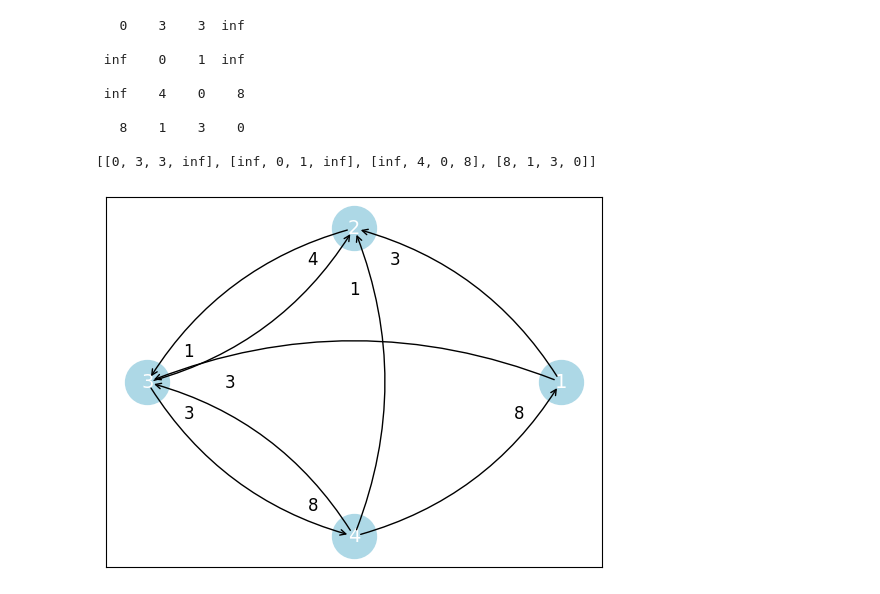
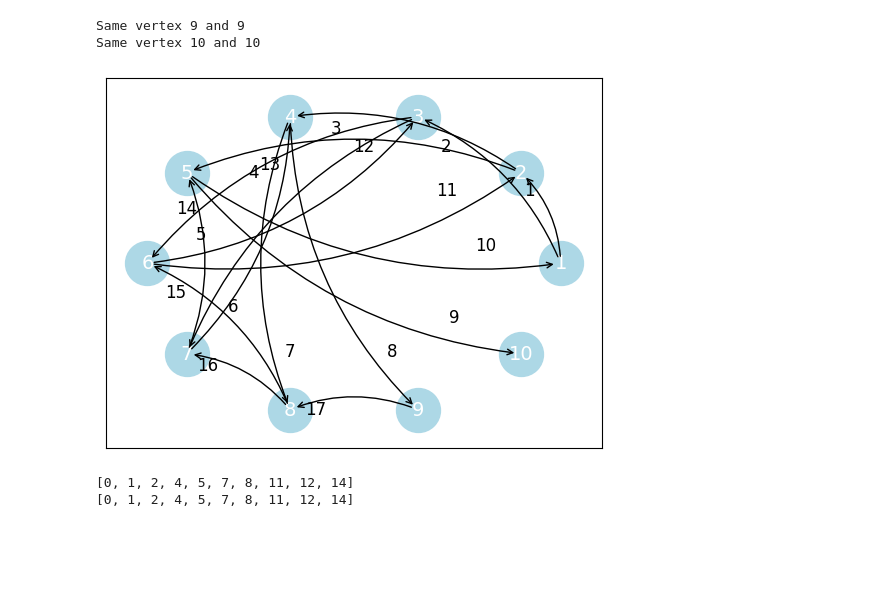
Before and after one commit to iujinwee/AlgoLads, a Jupyter notebook: SC2001_Project2/Advait/final.ipynb, the cells around one changed output. Drawn from its saved outputs; the diff is of its cells as text; code cells hidden in the pictures; blank space fills up the shorter version.

```diff
--- a/SC2001_Project2/Advait/final.ipynb
+++ b/SC2001_Project2/Advait/final.ipynb
@@ -385,15 +248,0 @@ def plot_graph(adj_matrix):
-# %%
-g = generate_random_graph(4)
-g.print_matrix()
-plot_graph(g.adjMatrix)
-# %% [output]
-   0    3    3  inf
-
- inf    0    1  inf
-
- inf    4    0    8
-
-   8    1    3    0
-
-[[0, 3, 3, inf], [inf, 0, 1, inf], [inf, 4, 0, 8], [8, 1, 3, 0]]
-[figure, removed]
@@ -399,0 +328,38 @@ plot_graph(g.adjMatrix)
+# %%
+g = Graph(10)
+g.add_edge(1, 2, 1)
+g.add_edge(1, 3, 2)
+g.add_edge(2, 4, 3)
+g.add_edge(2, 5, 4)
+g.add_edge(3, 6, 5)
+g.add_edge(3, 7, 6)
+g.add_edge(4, 8, 7)
+g.add_edge(4, 9, 8)
+g.add_edge(5, 10, 9)
+g.add_edge(5, 1, 10)
+g.add_edge(6, 2, 11)
+g.add_edge(6, 3, 12)
+g.add_edge(7, 4, 13)
+g.add_edge(7, 5, 14)
+g.add_edge(8, 6, 15)
+g.add_edge(8, 7, 16)
+g.add_edge(9, 8, 17)
+g.add_edge(9, 9, 18)
+g.add_edge(10, 10, 19)
+
+g.plot_graph()
+# %% [output]
+Same vertex 9 and 9
+Same vertex 10 and 10
+[figure, added]
+# %%
+sa,da,pa = DijkstraAlgo_A(g, 1)
+sb,db,pb = DijkstraAlgo_B(g, 1)
+
+print(da)
+print(db)
+
+#[(0, 0), (inf, 1), (inf, 2), (inf, 3), (inf, 4), (inf, 5), (inf, 6), (inf, 7), (inf, 8), (inf, 9)]
+# %% [output]
+[0, 1, 2, 4, 5, 7, 8, 11, 12, 14]
+[0, 1, 2, 4, 5, 7, 8, 11, 12, 14]
```
Also changed, not shown: parts of 6 cells of this notebook.
